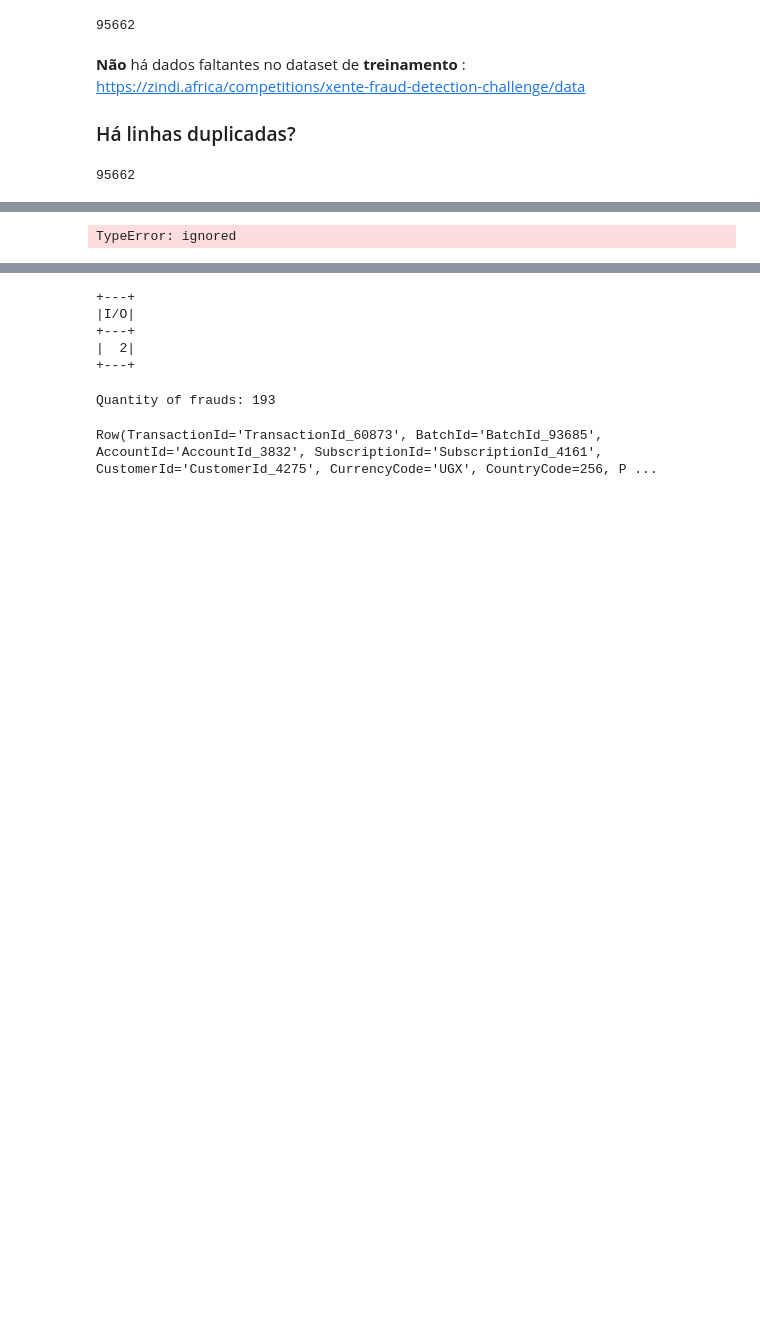
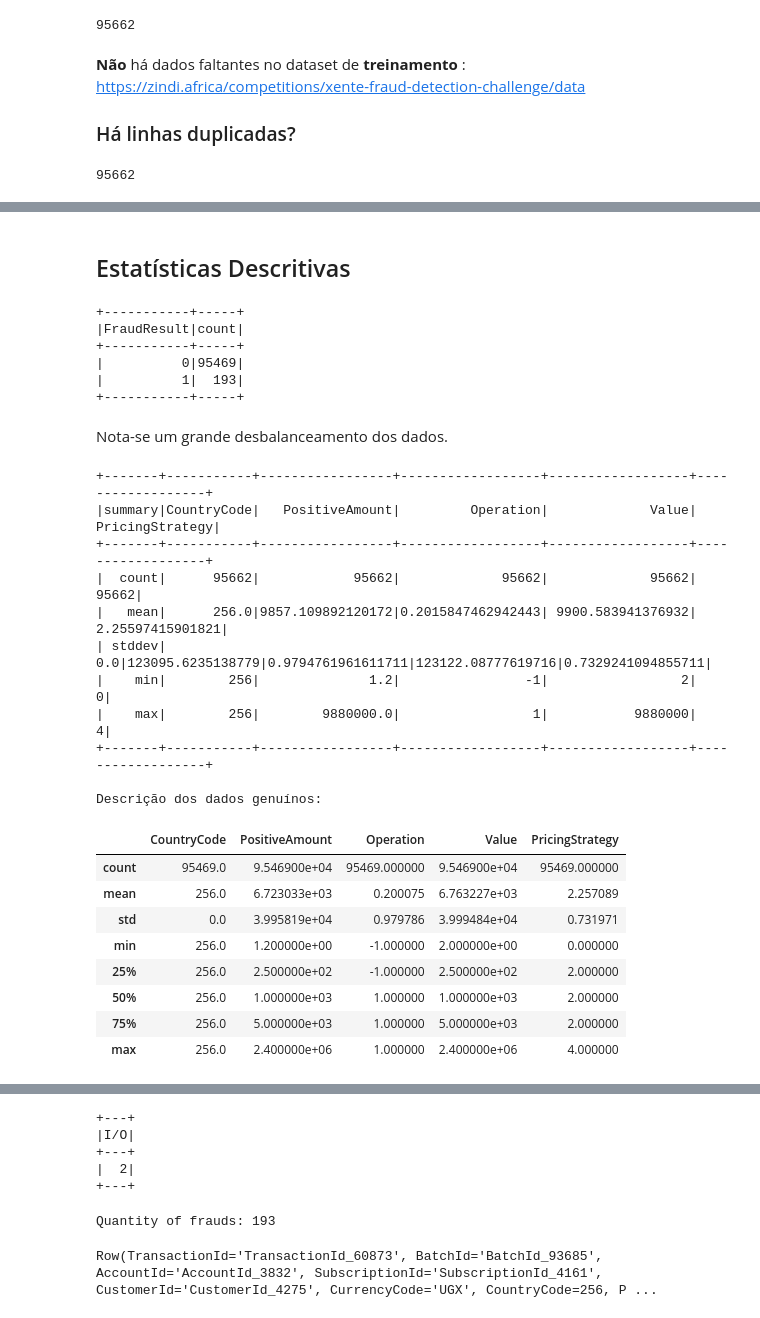
Before and after one commit to fernandojunior/financial-fraud-detection, a Jupyter notebook: src/Fraud_Detection_Xente.ipynb, the cells around one changed output, grey strips where cells are left out. Cells and saved outputs as stored; diff of their text form; code cells hidden in the pictures; blank space fills up the shorter version.

```diff
--- a/src/Fraud_Detection_Xente.ipynb
+++ b/src/Fraud_Detection_Xente.ipynb
@@ -122,0 +113,4 @@ training_data.describe()
+# %%
+import pyspark.sql.functions as F
+df = df.withColumn("Operation", F.when(df.Amount > 0, 1).when(df.Amount < 0, -1).otherwise(0))
+df.show()
@@ -122,0 +137,5 @@ training_data.describe()
+# %%
+from  pyspark.sql.functions import abs
+df = df.withColumn("PositiveAmount", abs(df["Amount"]))
+df.drop("Amount")
+df.show()
@@ -123,4 +160,40 @@ training_data.describe()
+# %% [markdown]
+## Estatísticas Descritivas
 # %%
-df.groupBy('FraudResult').agg(df.count('*')).show()
+df.groupBy("FraudResult").count().show()
 # %% [output]
-TypeError: ignored
++-----------+-----+
+|FraudResult|count|
++-----------+-----+
+|          0|95469|
+|          1|  193|
++-----------+-----+
+# %% [markdown]
+Nota-se um grande desbalanceamento dos dados.
+# %%
+feature_cols = ["CountryCode", "PositiveAmount", "Operation", "Value", "PricingStrategy"]
+
+df.describe(feature_cols).show()
+print('Descrição dos dados genuínos:')
+df.select(feature_cols).filter(df['FraudResult'] == 0).toPandas().describe()
+# %% [output]
++-------+-----------+-----------------+------------------+------------------+------------------+
+|summary|CountryCode|   PositiveAmount|         Operation|             Value|   PricingStrategy|
++-------+-----------+-----------------+------------------+------------------+------------------+
+|  count|      95662|            95662|             95662|             95662|             95662|
+|   mean|      256.0|9857.109892120172|0.2015847462942443| 9900.583941376932|  2.25597415901821|
+| stddev|        0.0|123095.6235138779|0.9794761961611711|123122.08777619716|0.7329241094855711|
+|    min|        256|              1.2|                -1|                 2|                 0|
+|    max|        256|        9880000.0|                 1|           9880000|                 4|
++-------+-----------+-----------------+------------------+------------------+------------------+
+
+Descrição dos dados genuínos:
+|  | CountryCode | PositiveAmount | Operation | Value | PricingStrategy |
+| count | 95469.0 | 9.546900e+04 | 95469.000000 | 9.546900e+04 | 95469.000000 |
+| mean | 256.0 | 6.723033e+03 | 0.200075 | 6.763227e+03 | 2.257089 |
+| std | 0.0 | 3.995819e+04 | 0.979786 | 3.999484e+04 | 0.731971 |
+| min | 256.0 | 1.200000e+00 | -1.000000 | 2.000000e+00 | 0.000000 |
+| 25% | 256.0 | 2.500000e+02 | -1.000000 | 2.500000e+02 | 2.000000 |
+| 50% | 256.0 | 1.000000e+03 | 1.000000 | 1.000000e+03 | 2.000000 |
+| 75% | 256.0 | 5.000000e+03 | 1.000000 | 5.000000e+03 | 2.000000 |
+| max | 256.0 | 2.400000e+06 | 1.000000 | 2.400000e+06 | 4.000000 |
```
Also changed, not shown: parts of 12 cells of this notebook.
